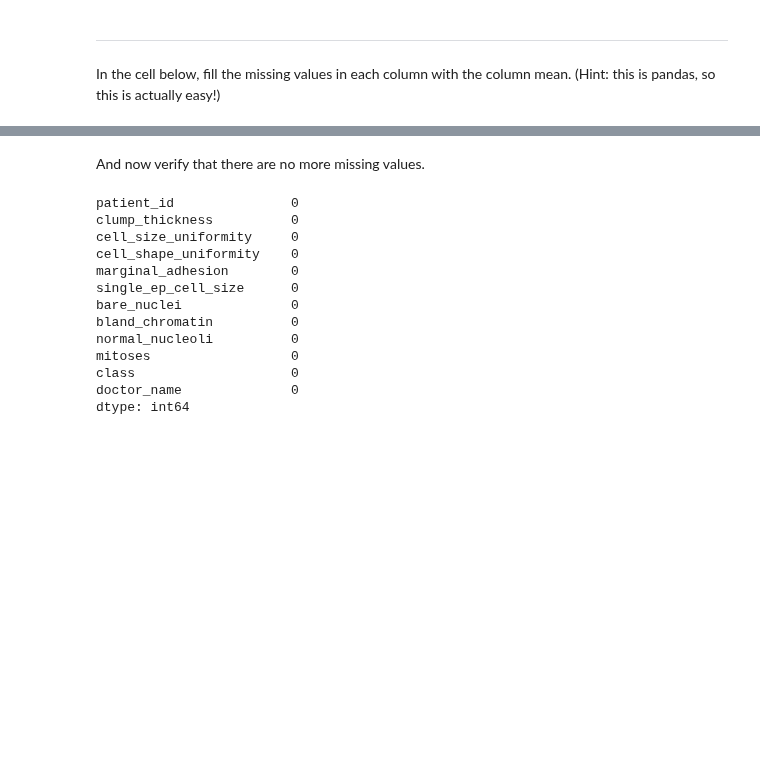
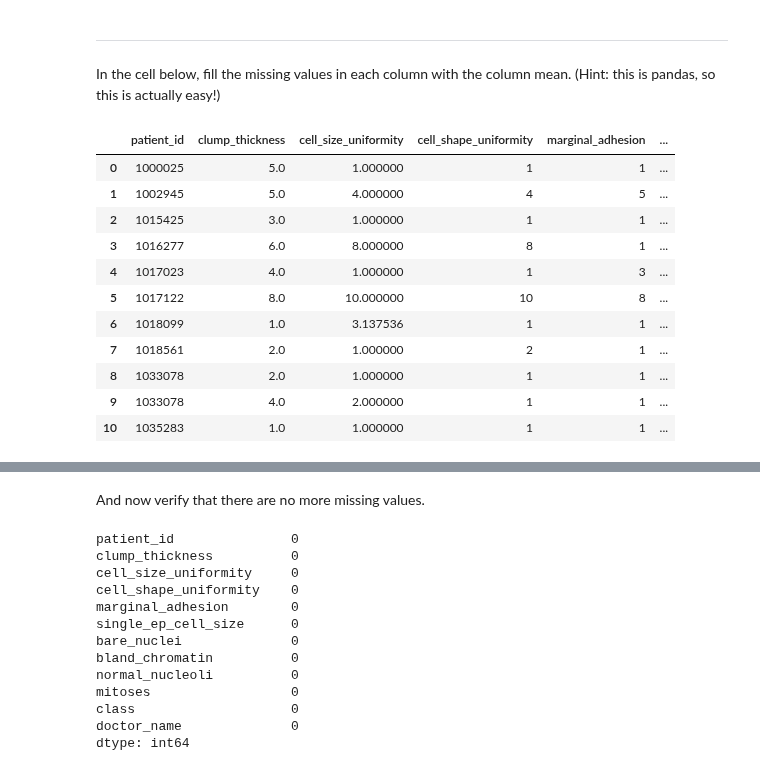
Before and after one commit to psychdatascience/FDS-CourseTwo, a Jupyter notebook: tu13_DataWrangling_S.ipynb, the cells around one changed output, grey strips where cells are left out. Drawn from its saved outputs; the diff is of its cells as text; code cells hidden in the pictures; blank space fills up the shorter version.

```diff
--- a/tu13_DataWrangling_S.ipynb
+++ b/tu13_DataWrangling_S.ipynb
@@ -719,3 +641,18 @@ dtype: int64
 In the cell below, fill the missing values in each column with the column mean. (Hint: this is pandas, so this is actually easy!)
 # %%
 bcd = bcd.fillna(bcd.mean(numeric_only = True))
+# %%
+bcd.head(11)
+# %% [output]
+|  | patient_id | clump_thickness | cell_size_uniformity | cell_shape_uniformity | marginal_adhesion | ... |
+| 0 | 1000025 | 5.0 | 1.000000 | 1 | 1 | ... |
+| 1 | 1002945 | 5.0 | 4.000000 | 4 | 5 | ... |
+| 2 | 1015425 | 3.0 | 1.000000 | 1 | 1 | ... |
+| 3 | 1016277 | 6.0 | 8.000000 | 8 | 1 | ... |
+| 4 | 1017023 | 4.0 | 1.000000 | 1 | 3 | ... |
+| 5 | 1017122 | 8.0 | 10.000000 | 10 | 8 | ... |
+| 6 | 1018099 | 1.0 | 3.137536 | 1 | 1 | ... |
+| 7 | 1018561 | 2.0 | 1.000000 | 2 | 1 | ... |
+| 8 | 1033078 | 2.0 | 1.000000 | 1 | 1 | ... |
+| 9 | 1033078 | 4.0 | 2.000000 | 1 | 1 | ... |
+| 10 | 1035283 | 1.0 | 1.000000 | 1 | 1 | ... |
```
Also changed, not shown: parts of 12 cells of this notebook, 2 other files.
